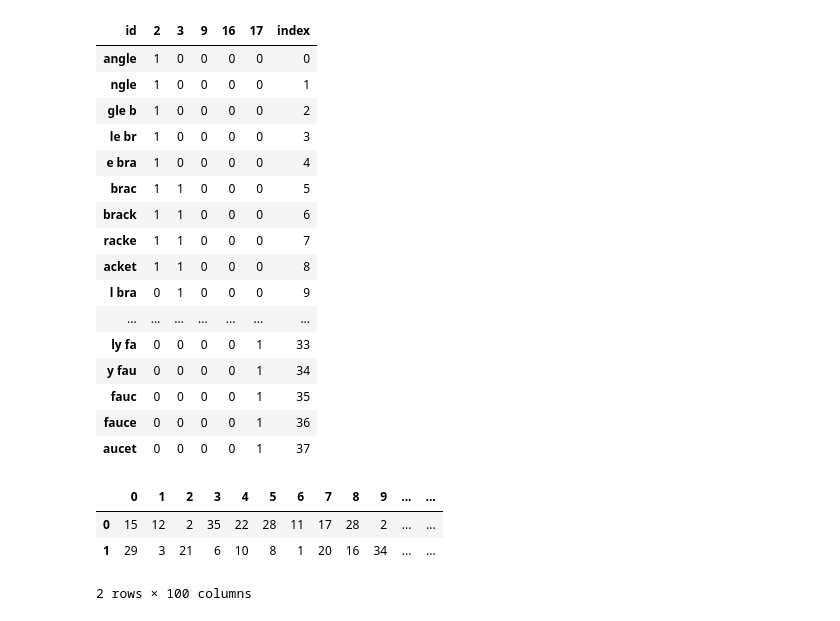
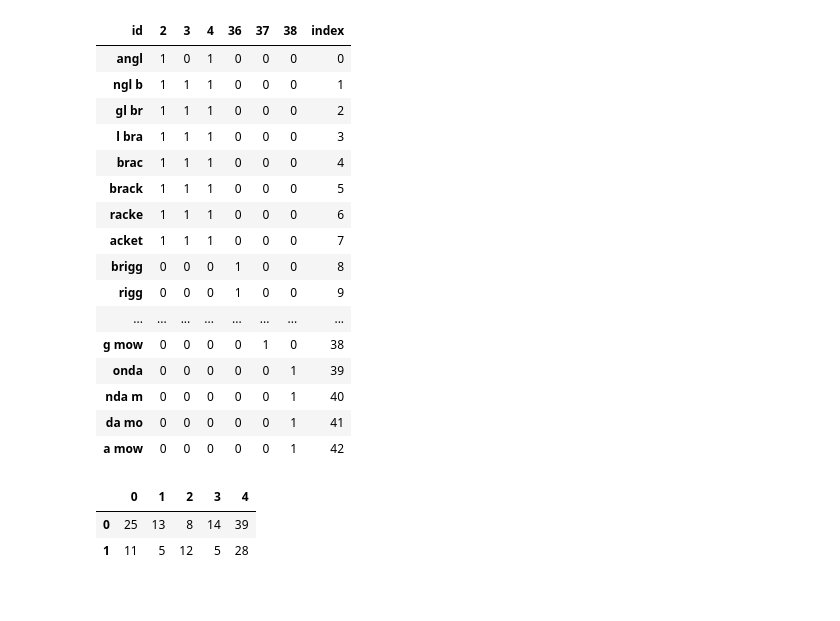
Before and after one commit to s-ramirez/projects, a Jupyter notebook: Data Science/Home Depot/ReadData.ipynb, the cells around one changed output. Saved outputs shown, nothing was run; the diff lists cells and outputs as text; code cells hidden in the pictures.

```diff
--- a/Data Science/Home Depot/ReadData.ipynb
+++ b/Data Science/Home Depot/ReadData.ipynb
@@ -4,6 +4,7 @@ start_time = time.time()
 
 import numpy as np
 import pandas as pd
+import math as mt
 
 from nltk.stem.porter import *
 stemmer = PorterStemmer()
@@ -14,7 +15,7 @@ import random
 random.seed(230)
 
 # load csv data
-df_train = pd.read_csv('./input/train_subset.csv', encoding="ISO-8859-1")
+df_train = pd.read_csv('./input/train_microset.csv', encoding="ISO-8859-1")
 df_test = pd.read_csv('./input/test.csv', encoding="ISO-8859-1")
 df_attributes = pd.read_csv('./input/attributes.csv')
 num_train = df_train.shape[0]   # get the length of df_train
@@ -32,6 +33,10 @@ print(str(num_all) + " rows read from test.csv + train.csv")
 # %%
 # FOR TESTING
-df_all = df_train[0:5]
+df_all = df_train
+#Parameters
+numberBands = 3 #9
+shingleSize = 5
+numberHashFunctions = 5#100
 # %%
 def str_stemmer(s):
     return " ".join([stemmer.stem(word) for word in s.lower().split()])
@@ -39,11 +44,11 @@ def str_stemmer(s):
 def str_common_word(str1, str2):  # this function not used in current example
     return sum(int(str2.find(word)>=0) for word in str1.split())
 # %%
-def shingles(s, k = 5):
+def shingles(s, k = shingleSize):
     return [s[i:i + k] for i in range(len(s) - k + 1)]
 # %%
 # apply str_stemmer to all search terms - converts to lower case
-#df_all['search_term'] = df_all['search_term'].map(lambda x:str_stemmer(x))
+df_all['search_term'] = df_all['search_term'].map(lambda x:str_stemmer(x))
 
 # obtain shingles to all search terms
 df_all['shingles'] = df_all['search_term'].map(shingles)
@@ -75,32 +76,31 @@ countDocuments = len(charMatrix.columns)
 charMatrix['index'] = range(0, countShingles)
 charMatrix
 # %% [output]
-| id | 2 | 3 | 9 | 16 | 17 | index |
-| angle | 1 | 0 | 0 | 0 | 0 | 0 |
-| ngle | 1 | 0 | 0 | 0 | 0 | 1 |
-| gle b | 1 | 0 | 0 | 0 | 0 | 2 |
-| le br | 1 | 0 | 0 | 0 | 0 | 3 |
-| e bra | 1 | 0 | 0 | 0 | 0 | 4 |
-| brac | 1 | 1 | 0 | 0 | 0 | 5 |
-| brack | 1 | 1 | 0 | 0 | 0 | 6 |
-| racke | 1 | 1 | 0 | 0 | 0 | 7 |
-| acket | 1 | 1 | 0 | 0 | 0 | 8 |
-| l bra | 0 | 1 | 0 | 0 | 0 | 9 |
-| ... | ... | ... | ... | ... | ... | ... |
-| ly fa | 0 | 0 | 0 | 0 | 1 | 33 |
-| y fau | 0 | 0 | 0 | 0 | 1 | 34 |
-| fauc | 0 | 0 | 0 | 0 | 1 | 35 |
-| fauce | 0 | 0 | 0 | 0 | 1 | 36 |
-| aucet | 0 | 0 | 0 | 0 | 1 | 37 |
+| id | 2 | 3 | 4 | 36 | 37 | 38 | index |
+| angl | 1 | 0 | 1 | 0 | 0 | 0 | 0 |
+| ngl b | 1 | 1 | 1 | 0 | 0 | 0 | 1 |
+| gl br | 1 | 1 | 1 | 0 | 0 | 0 | 2 |
+| l bra | 1 | 1 | 1 | 0 | 0 | 0 | 3 |
+| brac | 1 | 1 | 1 | 0 | 0 | 0 | 4 |
+| brack | 1 | 1 | 1 | 0 | 0 | 0 | 5 |
+| racke | 1 | 1 | 1 | 0 | 0 | 0 | 6 |
+| acket | 1 | 1 | 1 | 0 | 0 | 0 | 7 |
+| brigg | 0 | 0 | 0 | 1 | 0 | 0 | 8 |
+| rigg | 0 | 0 | 0 | 1 | 0 | 0 | 9 |
+| ... | ... | ... | ... | ... | ... | ... | ... |
+| g mow | 0 | 0 | 0 | 0 | 1 | 0 | 38 |
+| onda | 0 | 0 | 0 | 0 | 0 | 1 | 39 |
+| nda m | 0 | 0 | 0 | 0 | 0 | 1 | 40 |
+| da mo | 0 | 0 | 0 | 0 | 0 | 1 | 41 |
+| a mow | 0 | 0 | 0 | 0 | 0 | 1 | 42 |
 # %%
-numberHashFunctions = 100
-hashFunctions = pd.DataFrame(np.random.randint(countShingles, size=(2, numberHashFunctions)))
+#creating random hash functions, modular hashing
+hashFunctions = pd.DataFrame(np.random.randint(low=1, high=countShingles, size=(2, numberHashFunctions)))
 hashFunctions
 # %% [output]
-|  | 0 | 1 | 2 | 3 | 4 | 5 | 6 | 7 | 8 | 9 | ... | ... |
-| 0 | 15 | 12 | 2 | 35 | 22 | 28 | 11 | 17 | 28 | 2 | ... | ... |
-| 1 | 29 | 3 | 21 | 6 | 10 | 8 | 1 | 20 | 16 | 34 | ... | ... |
+|  | 0 | 1 | 2 | 3 | 4 |
+| 0 | 25 | 13 | 8 | 14 | 39 |
+| 1 | 11 | 5 | 12 | 5 | 28 |
-2 rows × 100 columns
 # %%
 def calculateHash(row, hashRow):
     return (row['index'] * hashRow[0] + hashRow[1]) % countShingles
```
Also changed, not shown: parts of 13 cells of this notebook.
